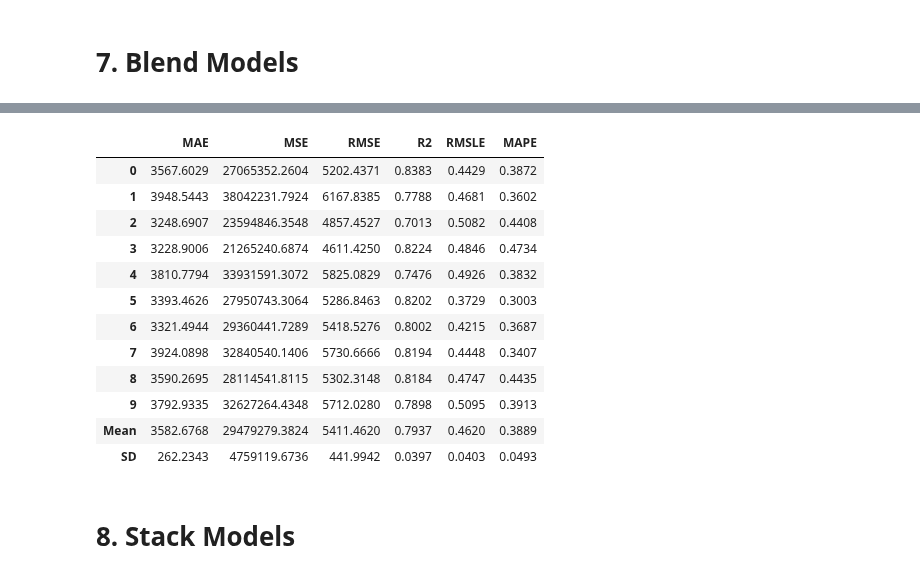
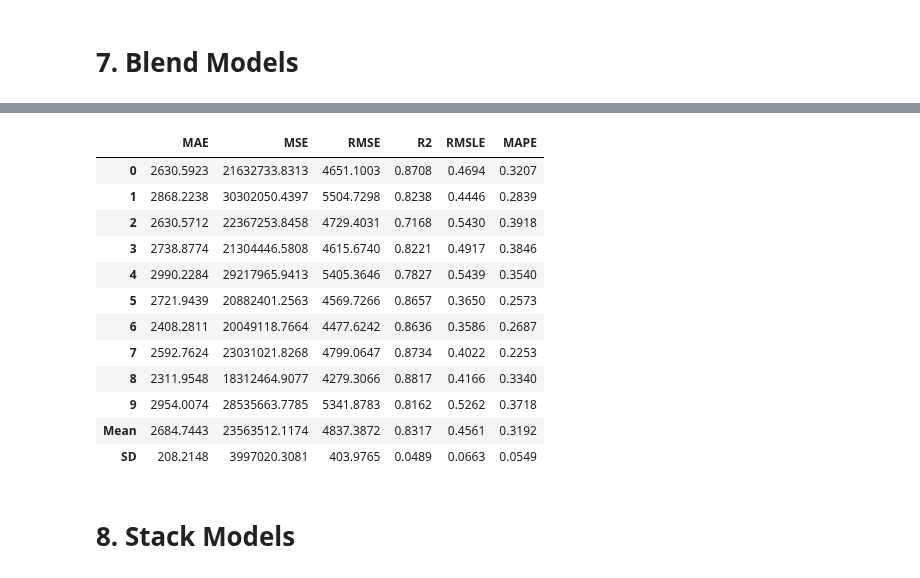
Before and after one commit to wilsonify/pycaret, a Jupyter notebook: examples/PyCaret 2 Regression.ipynb, the cells around one changed output, grey strips where cells are left out. Cells and saved outputs as stored; diff of their text form; code cells hidden in the pictures.

```diff
--- a/examples/PyCaret 2 Regression.ipynb
+++ b/examples/PyCaret 2 Regression.ipynb
@@ -185,2 +184,4 @@ boosted_dt = ensemble_model(dt, method = 'Boosting')
 # %% [markdown]
 # 7. Blend Models
+# %%
+top_five = compare_models(n_select=5, fold = 5, include = list(models().index))
@@ -187,18 +206,18 @@ boosted_dt = ensemble_model(dt, method = 'Boosting')
 # %%
-blender = blend_models()
+blender = blend_models(estimator_list = top_five)
 # %% [output]
 |  | MAE | MSE | RMSE | R2 | RMSLE | MAPE |
-| 0 | 3567.6029 | 27065352.2604 | 5202.4371 | 0.8383 | 0.4429 | 0.3872 |
-| 1 | 3948.5443 | 38042231.7924 | 6167.8385 | 0.7788 | 0.4681 | 0.3602 |
-| 2 | 3248.6907 | 23594846.3548 | 4857.4527 | 0.7013 | 0.5082 | 0.4408 |
-| 3 | 3228.9006 | 21265240.6874 | 4611.4250 | 0.8224 | 0.4846 | 0.4734 |
-| 4 | 3810.7794 | 33931591.3072 | 5825.0829 | 0.7476 | 0.4926 | 0.3832 |
-| 5 | 3393.4626 | 27950743.3064 | 5286.8463 | 0.8202 | 0.3729 | 0.3003 |
-| 6 | 3321.4944 | 29360441.7289 | 5418.5276 | 0.8002 | 0.4215 | 0.3687 |
-| 7 | 3924.0898 | 32840540.1406 | 5730.6666 | 0.8194 | 0.4448 | 0.3407 |
-| 8 | 3590.2695 | 28114541.8115 | 5302.3148 | 0.8184 | 0.4747 | 0.4435 |
-| 9 | 3792.9335 | 32627264.4348 | 5712.0280 | 0.7898 | 0.5095 | 0.3913 |
-| Mean | 3582.6768 | 29479279.3824 | 5411.4620 | 0.7937 | 0.4620 | 0.3889 |
-| SD | 262.2343 | 4759119.6736 | 441.9942 | 0.0397 | 0.0403 | 0.0493 |
+| 0 | 2630.5923 | 21632733.8313 | 4651.1003 | 0.8708 | 0.4694 | 0.3207 |
+| 1 | 2868.2238 | 30302050.4397 | 5504.7298 | 0.8238 | 0.4446 | 0.2839 |
+| 2 | 2630.5712 | 22367253.8458 | 4729.4031 | 0.7168 | 0.5430 | 0.3918 |
+| 3 | 2738.8774 | 21304446.5808 | 4615.6740 | 0.8221 | 0.4917 | 0.3846 |
+| 4 | 2990.2284 | 29217965.9413 | 5405.3646 | 0.7827 | 0.5439 | 0.3540 |
+| 5 | 2721.9439 | 20882401.2563 | 4569.7266 | 0.8657 | 0.3650 | 0.2573 |
+| 6 | 2408.2811 | 20049118.7664 | 4477.6242 | 0.8636 | 0.3586 | 0.2687 |
+| 7 | 2592.7624 | 23031021.8268 | 4799.0647 | 0.8734 | 0.4022 | 0.2253 |
+| 8 | 2311.9548 | 18312464.9077 | 4279.3066 | 0.8817 | 0.4166 | 0.3340 |
+| 9 | 2954.0074 | 28535663.7785 | 5341.8783 | 0.8162 | 0.5262 | 0.3718 |
+| Mean | 2684.7443 | 23563512.1174 | 4837.3872 | 0.8317 | 0.4561 | 0.3192 |
+| SD | 208.2148 | 3997020.3081 | 403.9765 | 0.0489 | 0.0663 | 0.0549 |
 # %% [markdown]
 # 8. Stack Models
```
Also changed, not shown: parts of 28 cells of this notebook, 1 other file.
